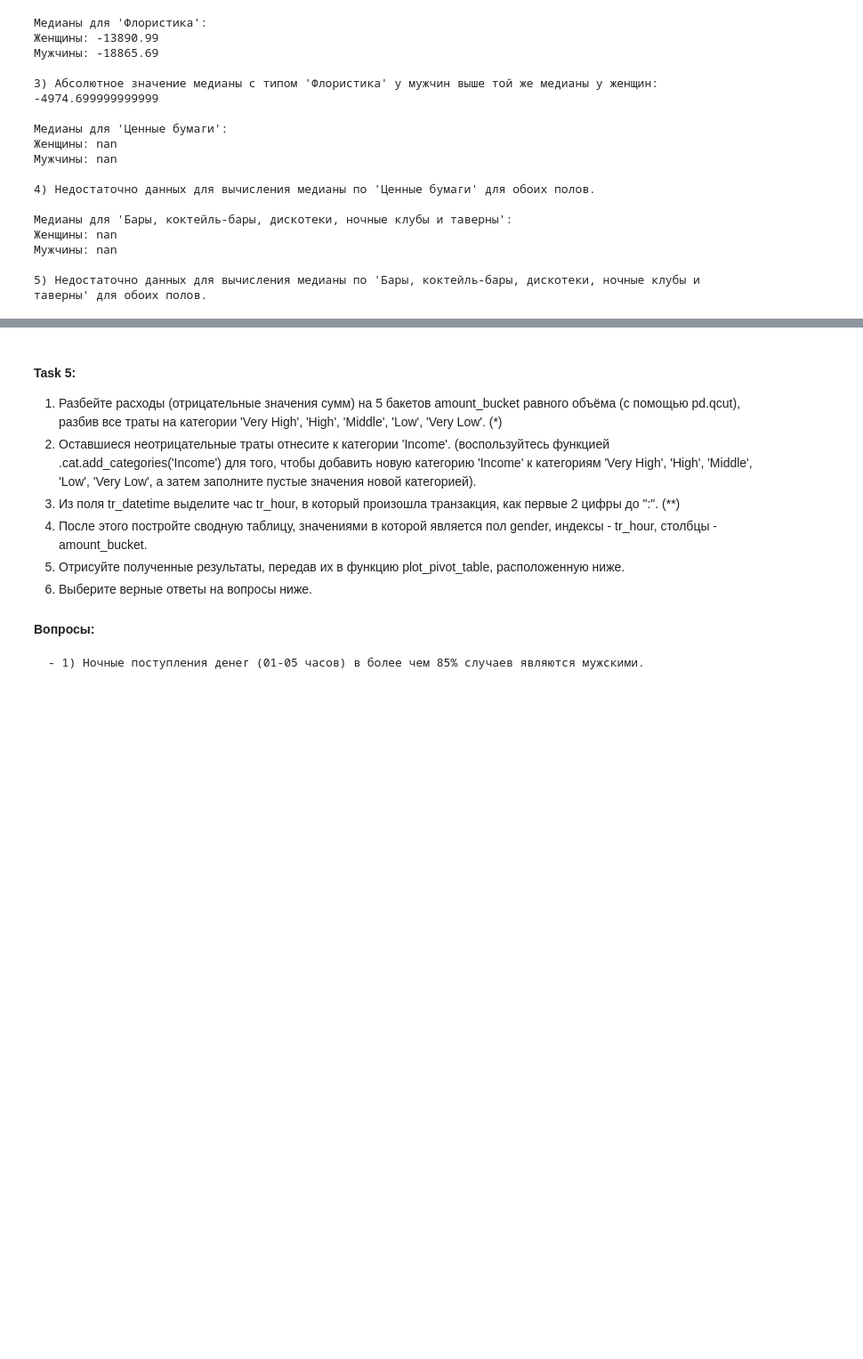
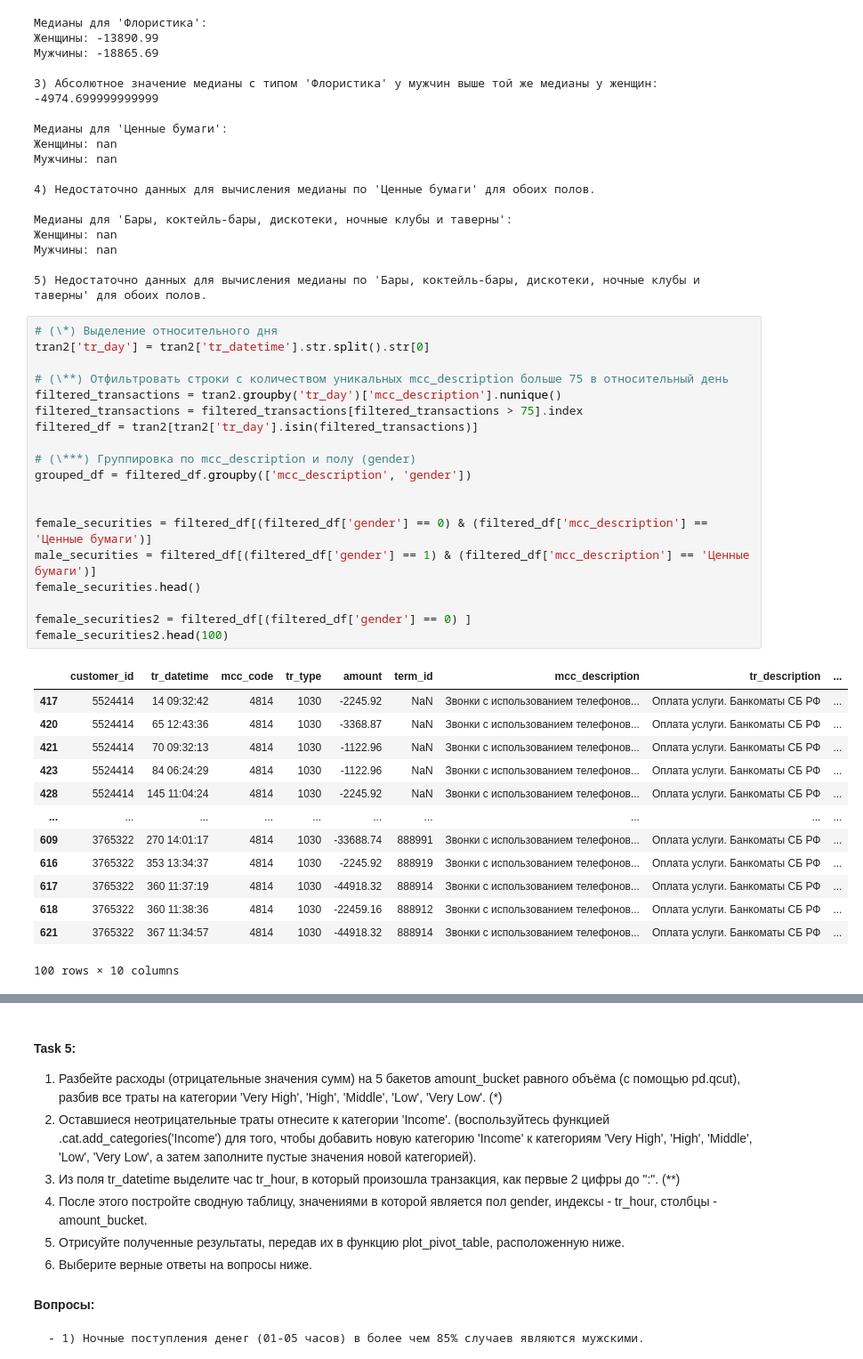
Before and after one commit to EdwardEqwee/Analis-Date-Python, a Jupyter notebook: project/Homework_2/Homework_2.ipynb, the cells around one changed output, grey strips where cells are left out. Shown at 89% size. Saved outputs shown, nothing was run; the diff lists cells and outputs as text; blank space fills up the shorter version.

```diff
--- a/project/Homework_2/Homework_2.ipynb
+++ b/project/Homework_2/Homework_2.ipynb
@@ -295,3 +295,36 @@ else:
 Мужчины: nan
 
 5) Недостаточно данных для вычисления медианы по 'Бары, коктейль-бары, дискотеки, ночные клубы и таверны' для обоих полов.
+# %%
+# (\*) Выделение относительного дня
+tran2['tr_day'] = tran2['tr_datetime'].str.split().str[0]
+
+# (\**) Отфильтровать строки с количеством уникальных mcc_description больше 75 в относительный день
+filtered_transactions = tran2.groupby('tr_day')['mcc_description'].nunique()
+filtered_transactions = filtered_transactions[filtered_transactions > 75].index
+filtered_df = tran2[tran2['tr_day'].isin(filtered_transactions)]
+
+# (\***) Группировка по mcc_description и полу (gender)
+grouped_df = filtered_df.groupby(['mcc_description', 'gender'])
+
+
+female_securities = filtered_df[(filtered_df['gender'] == 0) & (filtered_df['mcc_description'] == 'Ценные бумаги')]
+male_securities = filtered_df[(filtered_df['gender'] == 1) & (filtered_df['mcc_description'] == 'Ценные бумаги')]
+female_securities.head()
+
+female_securities2 = filtered_df[(filtered_df['gender'] == 0) ]
+female_securities2.head(100)
+# %% [output]
+|  | customer_id | tr_datetime | mcc_code | tr_type | amount | term_id | mcc_description | tr_description | ... |
+| 417 | 5524414 | 14 09:32:42 | 4814 | 1030 | -2245.92 | NaN | Звонки с использованием телефонов... | Оплата услуги. Банкоматы СБ РФ | ... |
+| 420 | 5524414 | 65 12:43:36 | 4814 | 1030 | -3368.87 | NaN | Звонки с использованием телефонов... | Оплата услуги. Банкоматы СБ РФ | ... |
+| 421 | 5524414 | 70 09:32:13 | 4814 | 1030 | -1122.96 | NaN | Звонки с использованием телефонов... | Оплата услуги. Банкоматы СБ РФ | ... |
+| 423 | 5524414 | 84 06:24:29 | 4814 | 1030 | -1122.96 | NaN | Звонки с использованием телефонов... | Оплата услуги. Банкоматы СБ РФ | ... |
+| 428 | 5524414 | 145 11:04:24 | 4814 | 1030 | -2245.92 | NaN | Звонки с использованием телефонов... | Оплата услуги. Банкоматы СБ РФ | ... |
+| ... | ... | ... | ... | ... | ... | ... | ... | ... | ... |
+| 609 | 3765322 | 270 14:01:17 | 4814 | 1030 | -33688.74 | 888991 | Звонки с использованием телефонов... | Оплата услуги. Банкоматы СБ РФ | ... |
+| 616 | 3765322 | 353 13:34:37 | 4814 | 1030 | -2245.92 | 888919 | Звонки с использованием телефонов... | Оплата услуги. Банкоматы СБ РФ | ... |
+| 617 | 3765322 | 360 11:37:19 | 4814 | 1030 | -44918.32 | 888914 | Звонки с использованием телефонов... | Оплата услуги. Банкоматы СБ РФ | ... |
+| 618 | 3765322 | 360 11:38:36 | 4814 | 1030 | -22459.16 | 888912 | Звонки с использованием телефонов... | Оплата услуги. Банкоматы СБ РФ | ... |
+| 621 | 3765322 | 367 11:34:57 | 4814 | 1030 | -44918.32 | 888914 | Звонки с использованием телефонов... | Оплата услуги. Банкоматы СБ РФ | ... |
+100 rows × 10 columns
```
Also changed, not shown: parts of 11 cells of this notebook.
